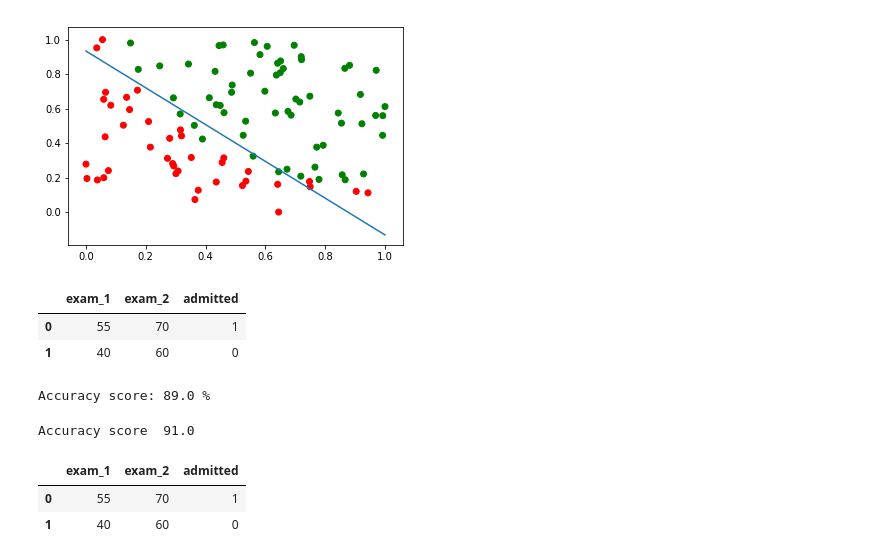
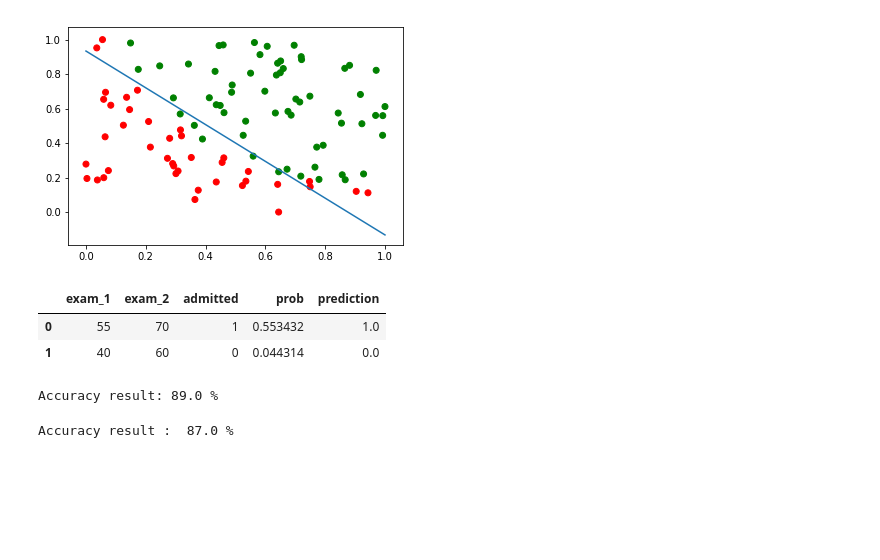
Before and after one commit to Musadiq-Aliyev/Logistic-Regression, a Jupyter notebook: Musadig Aliyev-Assignment2.ipynb, the cells around one changed output. Cells and saved outputs as stored; diff of their text form; code cells hidden in the pictures; blank space fills up the shorter version.

```diff
--- a/Musadig Aliyev-Assignment2.ipynb
+++ b/Musadig Aliyev-Assignment2.ipynb
@@ -117,15 +119,25 @@ plt.plot([0, 1], [-T[2]/T[1], -(T[2] + T[0])/T[1]])
 plt.show()
 # %% [output]
 [figure]
-# %%
-#Testing
-test = pd.DataFrame({"exam_1": [55, 40], "exam_2": [70, 60], "admitted": [1, 0]})
-
-test.head(2)
-# %% [output]
-|  | exam_1 | exam_2 | admitted |
-| 0 | 55 | 70 | 1 |
-| 1 | 40 | 60 | 0 |
+# %%
+#Testing
+
+from sklearn.preprocessing import MinMaxScaler
+data = pd.read_csv("exams.csv")
+MinMax = MinMaxScaler()
+data[["exam_1", "exam_2"]] = MinMax.fit_transform(data[["exam_1", "exam_2"]])
+test = pd.DataFrame({"exam_1": [55, 40], "exam_2": [70, 60], "admitted": [1, 0]})
+test_x = test[["exam_1", "exam_2"]].values
+test_x = test[["exam_1", "exam_2"]].values
+test_x = MinMax.transform(test_x)
+test_x = np.append(test_x, np.ones((2, 1)), axis=1)
+test["prob"] = sigmoid(np.dot(test_x, T))
+test["prediction"] = round(test["prob"])
+test.head(2)
+# %% [output]
+|  | exam_1 | exam_2 | admitted | prob | prediction |
+| 0 | 55 | 70 | 1 | 0.553432 | 1.0 |
+| 1 | 40 | 60 | 0 | 0.044314 | 0.0 |
 # %%
 examonetwo=data[["exam_1", "exam_2"]].values
 predicted=data["admitted"].values
@@ -140,9 +152,9 @@ data["probexam"] = H
 Z=round(data["probexam"])
 data["passfail"] = Z
 result = accuracy_score(data["admitted"], data["passfail"])*100
-print("Accuracy score:",result,'%' )
+print("Accuracy result:",result,'%' )
 # %% [output]
-Accuracy score: 89.0 %
+Accuracy result: 89.0 %
 # %%
 #sklearn regularization
 from sklearn.linear_model import LogisticRegression
@@ -155,14 +169,5 @@ result=lreg.score(examonetwo, predicted)*100
 # %%
 #Accuracy Testing
-print("Accuracy score ",result)
+print("Accuracy result : ",result,'%')
 # %% [output]
-Accuracy score  91.0
+Accuracy result :  87.0 %
-# %%
-#Testing with values
-test = pd.DataFrame({"exam_1": [55, 40], "exam_2": [70, 60], "admitted": [1, 0]})
-
-test.head(2)
-# %% [output]
-|  | exam_1 | exam_2 | admitted |
-| 0 | 55 | 70 | 1 |
-| 1 | 40 | 60 | 0 |
```
Also changed, not shown: parts of 4 cells of this notebook.
